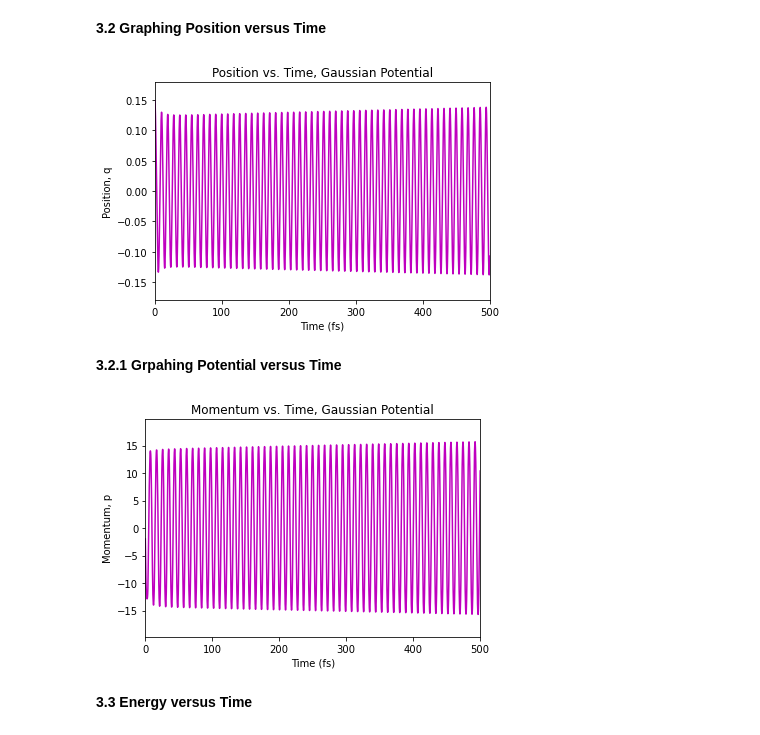
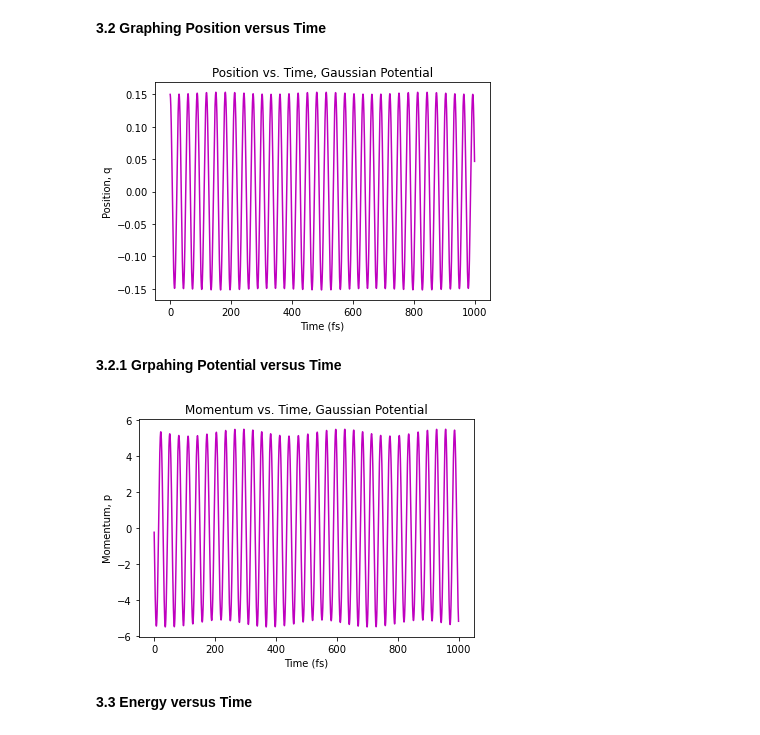
Before and after one commit to liz-stippell/Pysces, a Jupyter notebook: developments/QHD_Module_2_Gaussian_Potentiial.ipynb, the cells around one changed output. Drawn from its saved outputs; the diff is of its cells as text; code cells hidden in the pictures.

Commit message:
developments, morse, gaussian, double-well added

```diff
--- a/developments/QHD_Module_2_Gaussian_Potentiial.ipynb
+++ b/developments/QHD_Module_2_Gaussian_Potentiial.ipynb
@@ -175,8 +183,8 @@ We will first define all of the parameters necessary to perform the QHD calculat
 # %%
 ### Specific Parameters: ###
 
-v_0 = 1 # Hartree
-sigma = 0.1 # Angstrom
+v_0 = 5 # Hartree
+sigma = 0.75 # Angstrom
 mass = 1836 # a.u.
 
 
@@ -185,7 +193,8 @@ mass = 1836 # a.u.
 hbar = 0.6582  # eV * fs
 convert = (1.0/17.586)
 mass, q0, p0, s0, ps0, T, dt = 2980.0*convert, 0.15, 0.0, 0.05, 0.0, 500, 0.1
-alpha = 2.567
+#alpha = 2.567
+alpha = 1/(2*sigma**2)
 alp = alpha
 
 
@@ -217,11 +226,15 @@ x = eval(x1)
 
 p2 = eval(p21)
 
+q2 = eval(q21)
+
 p = eval(p1)
 
 q = eval(q1)
 
 p = eval(p1)
+
+q2 = eval(q21)
 
 p2 = eval(p21)
 
@@ -231,10 +244,20 @@ x2 = integrate_x2(q,p,pq,q2,p2,x,x2,xp,xq,0.5*dt,mass,alp,D)
 
 xp = integrate_xp(q,p,pq,q2,p2,x,x2,xp,xq,0.5*dt,mass,alp,D)
 
+
+Ekin_cl = 0.5*p*p/mass
+Ekin    = 0.5*p2/mass
+Epot_cl = -v_0*math.exp(-alpha*q**2)
+Epot = -v_0*x
+Etot_cl = Ekin_cl + Epot_cl
+Etot    = Ekin    + Epot
+
 ##### Empty Lists for Data Storage: #####
 
 q_list = []
 p_list = []
+e_list = []
+e1_list = []
 # %% [markdown]
 Now that the parameters have been defined, we can compute the desired values of position and energy over a given time interval.
 # %%
@@ -256,8 +279,6 @@ t_f = 1000 # finish
 i=0
 while i<1:
     s = (q2 - q*q)
-    print(q2)
-    print(q)
     if s>0.0:
         s = math.sqrt(s)
     else:
@@ -278,11 +299,15 @@ while t_i<=t_f:
 
     p2 = eval(p21)
 
+    q2 = eval(q21)
+
     p = eval(p1)
 
     q = eval(q1)
 
     p = eval(p1)
+
+    q2 = eval(q21)
 
     p2 = eval(p21)
 
@@ -291,6 +316,13 @@ while t_i<=t_f:
     x2 = integrate_x2(q,p,pq,q2,p2,x,x2,xp,xq,0.5*dt,mass,alp,D)
 
     xp = integrate_xp(q,p,pq,q2,p2,x,x2,xp,xq,0.5*dt,mass,alp,D)
+
+    Ekin_cl = 0.5*p*p/mass
+    Ekin    = 0.5*p2/mass
+    Epot_cl = -v_0*math.exp(-alpha*q**2)
+    Epot = -v_0*x
+    Etot_cl = Ekin_cl + Epot_cl
+    Etot    = Ekin    + Epot
 
 
     t_i = t_i + dt
@@ -309,6 +341,10 @@ while t_i<=t_f:
         i = i+1
         q_list.append(q)
         p_list.append(p)
+        e_list.append(Etot)
+        e1_list.append(Etot_cl)
+
+        print(q)
 
 
 ### Compute the end time ###
@@ -340,27 +390,27 @@ x_list = np.arange(0, t_f, dt)
 # %%
 plt.plot(x_list, q_list, 'm')
 plt.title("Position vs. Time, Gaussian Potential")
-plt.xlim(0, 500)
+#plt.xlim(0, 100)
 plt.xlabel("Time (fs)")
-#plt.ylim(0.149, 0.151)
+#plt.ylim(-5, 4)
 plt.ylabel("Position, q")
-#plt.savefig('gaussian_qVt_001sig.png')
+plt.savefig('gaussian_qVt_10sig.png')
 plt.show()
 # %% [output]
-[figure, old version]
+[figure, new version]
 # %% [markdown]
 **3.2.1 Grpahing Potential versus Time**
 # %%
 plt.plot(x_list, p_list, 'm')
 plt.title("Momentum vs. Time, Gaussian Potential")
-plt.xlim(0, 500)
+#plt.xlim(0, 100)
 plt.xlabel("Time (fs)")
 #plt.ylim(-0.5, 0.5)
 plt.ylabel("Momentum, p")
-#plt.savefig('gaussian_pVt_001sig.png')
+plt.savefig('gaussian_pVt_10sig.png')
 plt.show()
 # %% [output]
-[figure, old version]
+[figure, new version]
 # %% [markdown]
 **3.3 Energy versus Time**
 # %%
```
Also changed, not shown: parts of 15 cells of this notebook, 25 other files.
